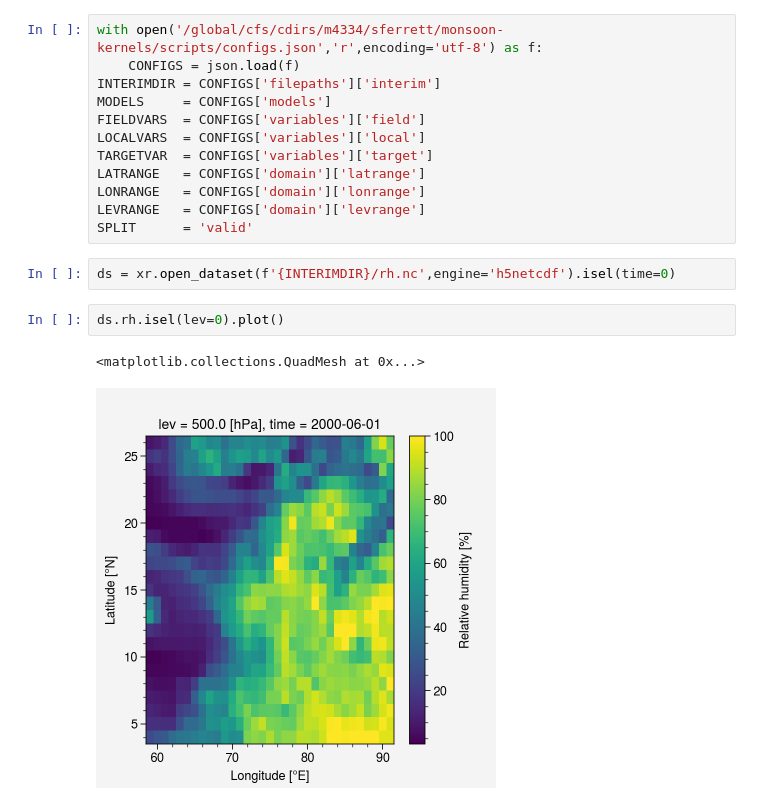
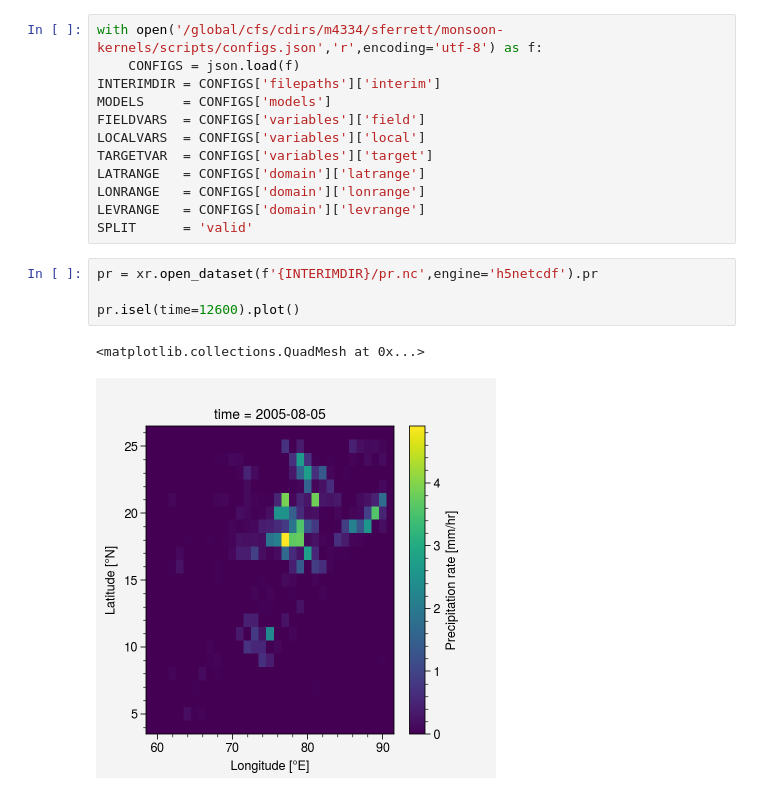
Before and after one commit to savannahferretti/monsoon-kernels, a Jupyter notebook: notebooks/schematic.ipynb, the cells around one changed output. Saved outputs shown, nothing was run; the diff lists cells and outputs as text.

```diff
--- a/notebooks/schematic.ipynb
+++ b/notebooks/schematic.ipynb
@@ -28,9 +23,9 @@ LONRANGE   = CONFIGS['domain']['lonrange']
 LEVRANGE   = CONFIGS['domain']['levrange']
 SPLIT      = 'valid'
 # %%
-ds = xr.open_dataset(f'{INTERIMDIR}/rh.nc',engine='h5netcdf').isel(time=0)
+pr = xr.open_dataset(f'{INTERIMDIR}/pr.nc',engine='h5netcdf').pr
+
+pr.isel(time=12600).plot()
+# %% [output]
+<matplotlib.collections.QuadMesh at 0x...>
+[figure, added]
-# %%
-ds.rh.isel(lev=0).plot()
-# %% [output]
-<matplotlib.collections.QuadMesh at 0x...>
-[figure, removed]
```
Also changed, not shown: parts of 9 cells of this notebook, 4 other files.
